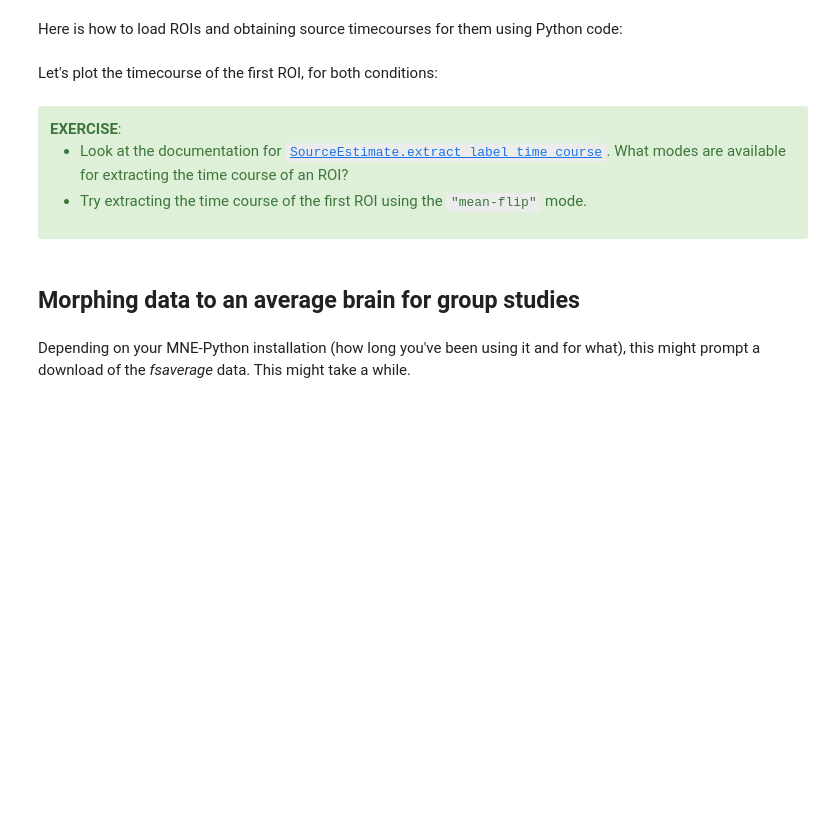
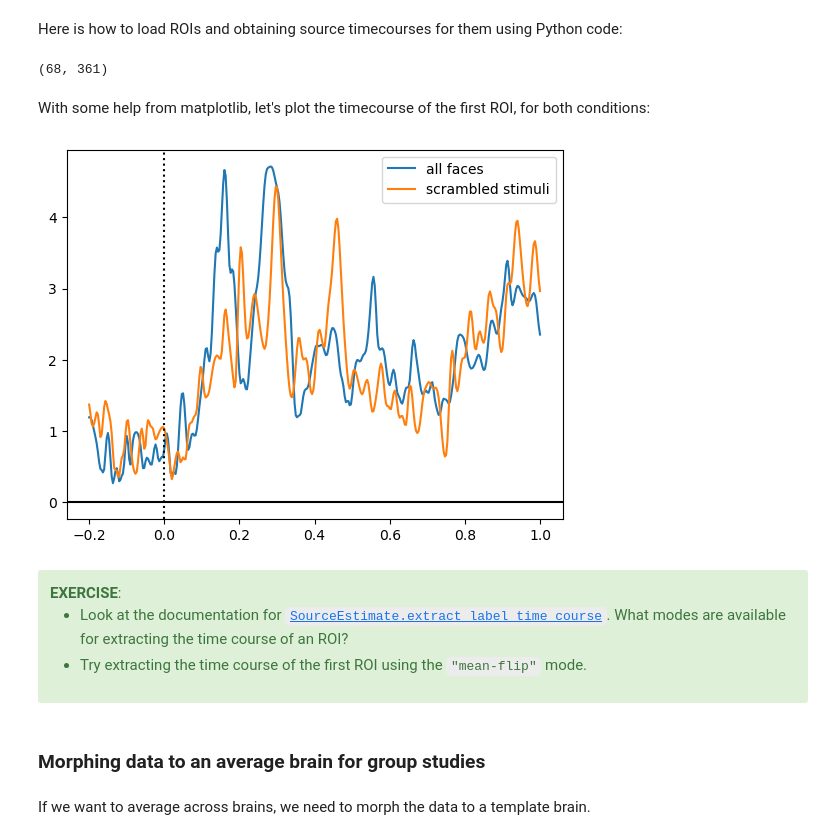
Before and after one commit to wmvanvliet/mne-course, a Jupyter notebook: 5-source-level.ipynb, the cells around one changed output. Saved outputs shown, nothing was run; the diff lists cells and outputs as text; code cells hidden in the pictures; blank space fills up the shorter version.

Commit message:
Work on source estimation

```diff
--- a/5-source-level.ipynb
+++ b/5-source-level.ipynb
@@ -155,7 +94,4 @@ Computing rank from covariance with rank={'meg': 68}
 # %% [markdown]
 To perform distributed source estimation such as MNE, we need to read the forward model that we had saved before.
 # %%
-fwd = mne.read_forward_solution(f"{extra_path}/source_recon/sub-01/sub-01-meg-fwd.fif")
-
-# Restrict forward solution to MEG channels only
-fwd = mne.pick_types_forward(fwd, meg=True, eeg=False)
+fwd = mne.read_forward_solution(f"{processed_path}/sub-01/sub-01-fwd.fif")
@@ -177,3 +100,4 @@ Minimum norm inverse models are independant from the data (as they use just the
 # %%
-info = evoked_contrast.info
+from mne.minimum_norm import make_inverse_operator, apply_inverse
+info = evoked_faces.info  # only use MEG sensors
 inverse_operator = make_inverse_operator(info, fwd, noise_cov, loose=0.2, depth=0.8)
@@ -202,5 +108,5 @@ method = "dSPM"  # use the MNE-dSPM method
 snr = 3.
 lambda2 = 1. / snr ** 2  # regularization
 
-stc_face = apply_inverse(evoked_face, inverse_operator, lambda2, method=method)
+stc_faces = apply_inverse(evoked_faces, inverse_operator, lambda2, method=method)
 stc_scrambled = apply_inverse(evoked_scrambled, inverse_operator, lambda2, method=method)
@@ -293,18 +181,24 @@ stc_face.plot(subject="sub-01", subjects_dir=subjects_dir, hemi="both", initial_
 Here is how to load ROIs and obtaining source timecourses for them using Python code:
 # %%
 labels = mne.read_labels_from_annot(parc="aparc", subject="sub-01", subjects_dir=subjects_dir)
-roi_timecourses_face = stc_face.extract_label_time_course(labels, mode="mean", src=fwd["src"])
+roi_timecourses_faces = stc_faces.extract_label_time_course(labels, mode="mean", src=fwd["src"])
 roi_timecourses_scrambled = stc_scrambled.extract_label_time_course(labels, mode="mean", src=fwd["src"])
-print(roi_timecourses_face.shape)
+print(roi_timecourses_faces.shape)
+# %% [output]
+(68, 361)
 # %% [markdown]
-Let's plot the timecourse of the first ROI, for both conditions:
+With some help from matplotlib, let's plot the timecourse of the first ROI, for both conditions:
 # %%
+import matplotlib.pyplot as plt
+
 plt.figure()
-plt.plot(stc_face.times, roi_timecourses_face[0], label="face");
-plt.plot(stc_scrambled.times, roi_timecourses_scrambled[0], label="scrambled");
+plt.plot(stc_faces.times, roi_timecourses_faces[0], label="all faces");
+plt.plot(stc_scrambled.times, roi_timecourses_scrambled[0], label="scrambled stimuli");
 plt.axhline(0, color="black")
 plt.axvline(0, color="black", linestyle=":")
-plt.legend()
+plt.legend();
+# %% [output]
+[figure, added]
 # %% [markdown]
 <div class="alert alert-success">
     <b>EXERCISE</b>:
@@ -314,6 +208,4 @@ plt.legend()
     </ul>
 </div>
 # %% [markdown]
-## Morphing data to an average brain for group studies
+### Morphing data to an average brain for group studies
-# %% [markdown]
-Depending on your MNE-Python installation (how long you've been using it and for what), this might prompt a download of the *fsaverage* data. This might take a while.
@@ -322 +212,3 @@ mne.datasets.fetch_fsaverage(subjects_dir=subjects_dir)
+# %% [markdown]
+If we want to average across brains, we need to morph the data to a template brain.
 # %%
```
Also changed, not shown: parts of 68 cells of this notebook, 3 other files.
